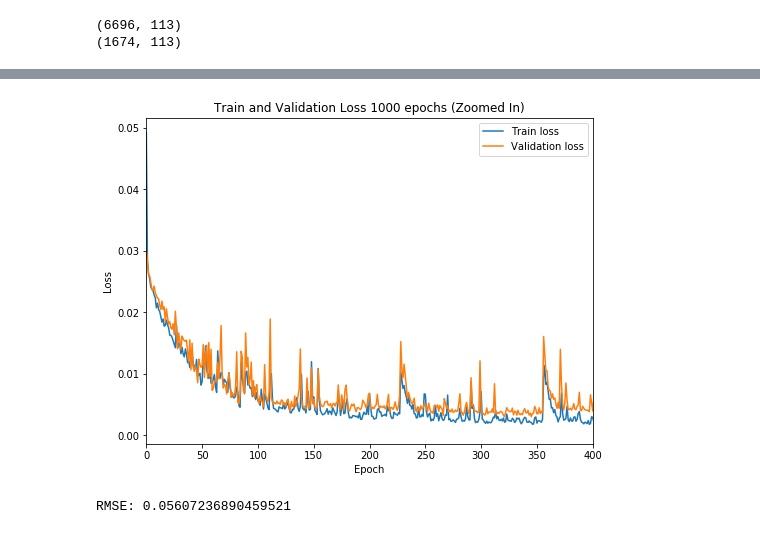
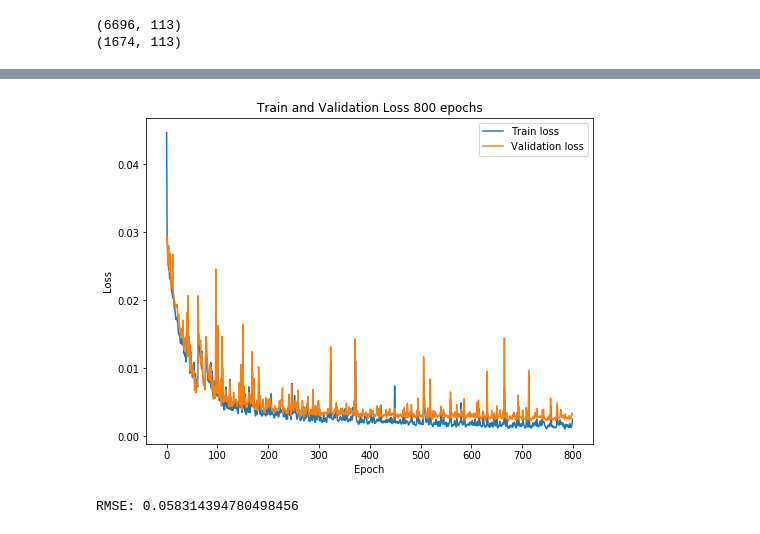
Before and after one commit to evilpegasus/datathon-spring-2021, a Jupyter notebook: model_reproduction_rate.ipynb, the cells around one changed output, grey strips where cells are left out. Drawn from its saved outputs; the diff is of its cells as text; code cells hidden in the pictures.

Commit message:
800 epochs

```diff
--- a/model_reproduction_rate.ipynb
+++ b/model_reproduction_rate.ipynb
@@ -227,5 +227,5 @@ model.add(Dense(units = 1))
 # Compiling the ANN
 model.compile(optimizer = 'adam', loss = 'mean_squared_error')
 
-history = model.fit(X_train_scaled, y_train, batch_size = 64, epochs = 1000, validation_split=0.2)
+history = model.fit(X_train_scaled, y_train, batch_size = 64, epochs = 800, validation_split=0.2)
 # %% [output]
@@ -249,21 +249,21 @@ Wall time: 3min 37s
 # %%
 plt.figure(figsize=(8,6))
 
 # Zoom in
 axes = plt.gca()
 # axes.set_ylim([0,0.05])
-axes.set_xlim([0,400])
+# axes.set_xlim([0,400])
 
 plt.plot(history.history["loss"], label = "Train loss")
 plt.plot(history.history["val_loss"], label = "Validation loss")
 plt.legend()
-plt.title("Train and Validation Loss 1000 epochs (Zoomed In)")
+plt.title("Train and Validation Loss 800 epochs")
 plt.xlabel("Epoch")
 plt.ylabel("Loss")
-plt.savefig("loss_1000_zoomed.png")
+plt.savefig("plots/delta_reproduction_rate_model_loss.png")
 # %% [output]
-[figure, old version]
+[figure, new version]
 # %%
 print("RMSE: " + str(rmse(y_test, model.predict(X_test_scaled))))
 # %% [output]
-RMSE: 0.05607236890459521
+RMSE: 0.058314394780498456
```
Also changed, not shown: parts of 1 cell of this notebook, 2 other files.
